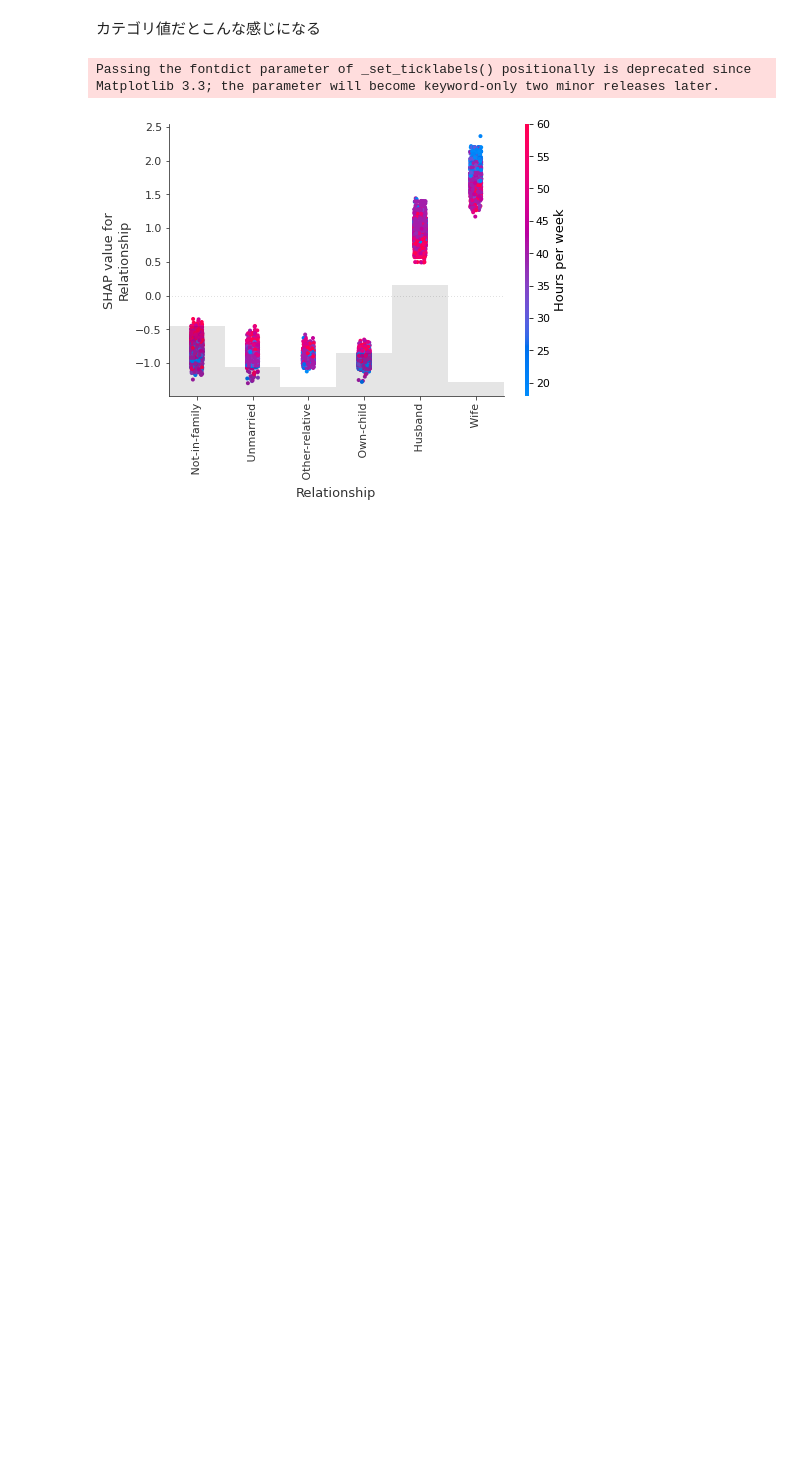
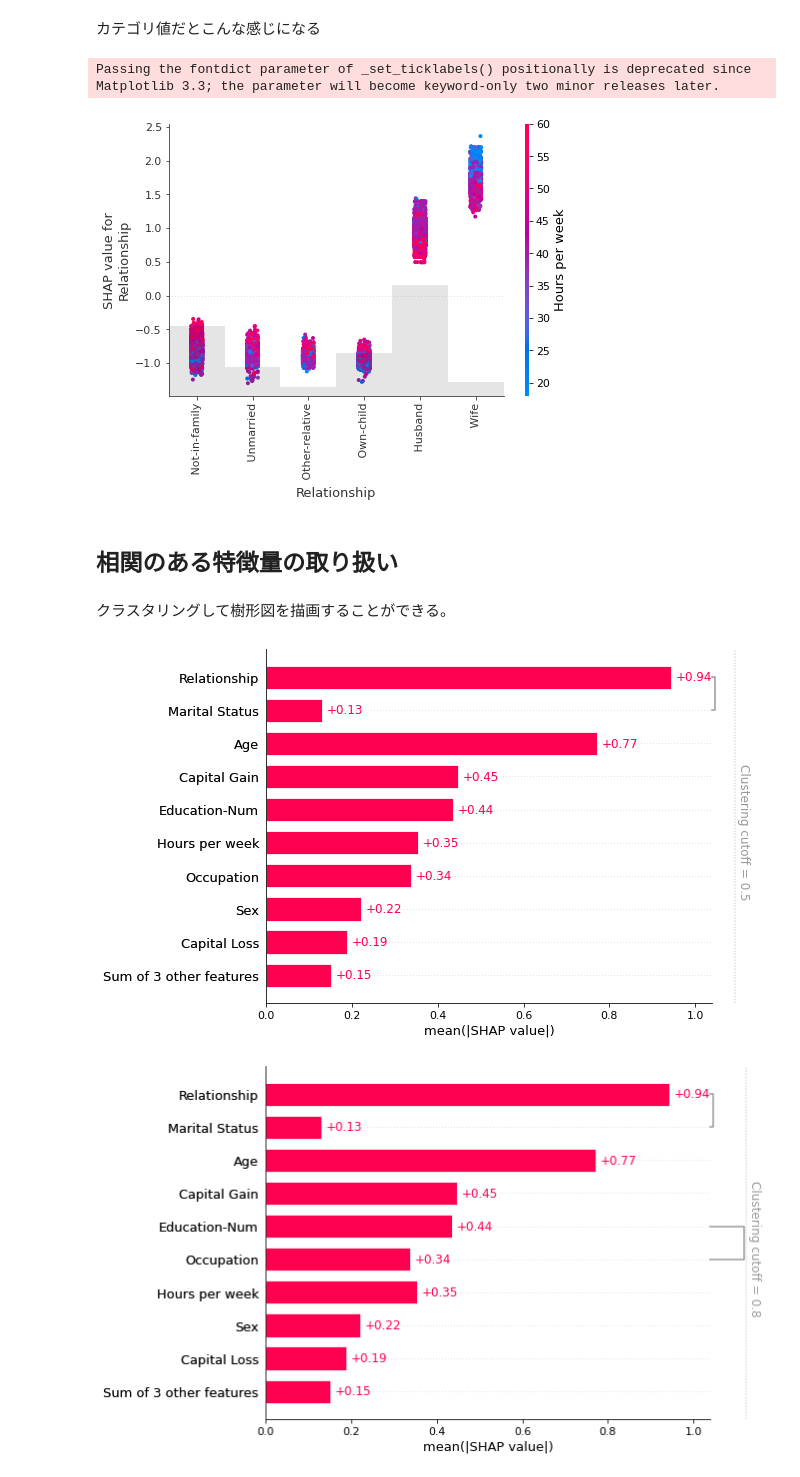
Before and after one commit to checche/shap-memo, a Jupyter notebook: AnIntroductionToExplainableAIWithShapleyValues.ipynb, the cells around one changed output. Saved outputs shown, nothing was run; the diff lists cells and outputs as text; code cells hidden in the pictures; blank space fills up the shorter version.

```diff
--- a/AnIntroductionToExplainableAIWithShapleyValues.ipynb
+++ b/AnIntroductionToExplainableAIWithShapleyValues.ipynb
@@ -262,3 +262,16 @@ shap.plots.scatter(shap_values[:,"Relationship"], color=shap_values)
 # %% [output]
 Passing the fontdict parameter of _set_ticklabels() positionally is deprecated since Matplotlib 3.3; the parameter will become keyword-only two minor releases later.
 [figure]
+# %% [markdown]
+## 相関のある特徴量の取り扱い
+# %%
+clustering = shap.utils.hclust(X_adult, y_adult)
+# %% [markdown]
+クラスタリングして樹形図を描画することができる。
+# %%
+shap.plots.bar(shap_values, clustering=clustering)
+shap.plots.bar(shap_values, clustering=clustering, clustering_cutoff=0.8)
+shap.plots.bar(shap_values, clustering=clustering, clustering_cutoff=1.8)
+# %% [output]
+[figure, added]
+[figure, added]
```
Also changed, not shown: parts of 5 cells of this notebook, 2 other files.
